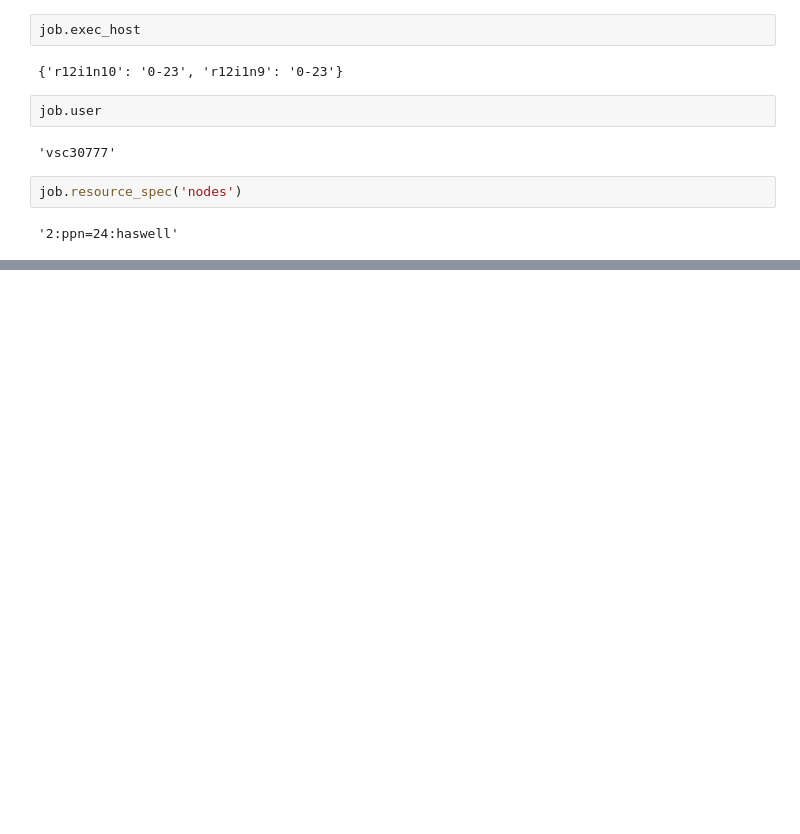
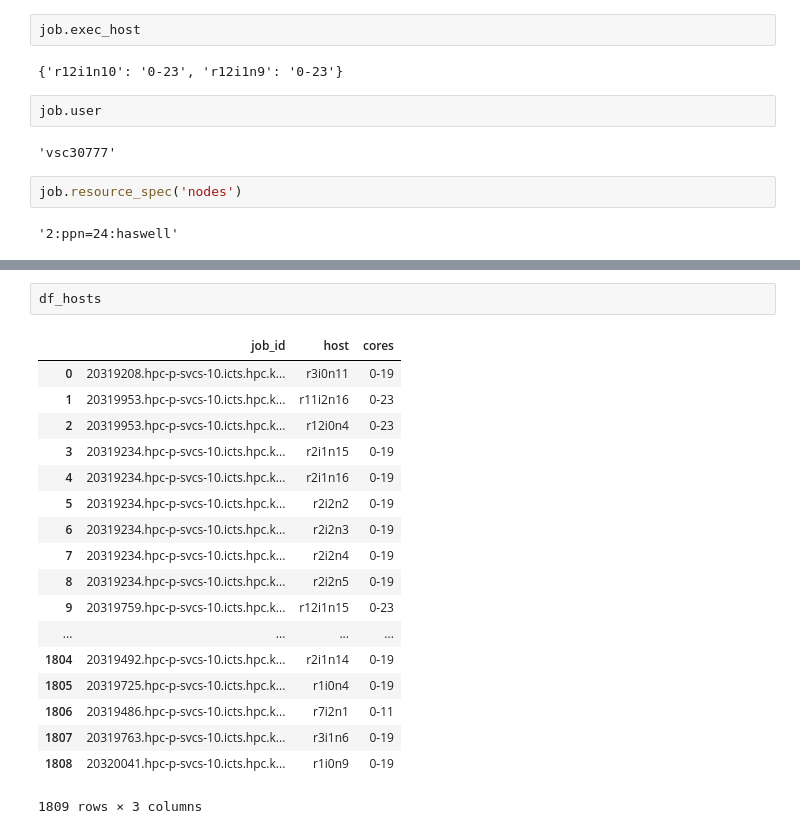
Before and after one commit to gjbex/vsc-tools-lib, a Jupyter notebook: lib/log_test.ipynb, the cells around one changed output, grey strips where cells are left out. Saved outputs shown, nothing was run; the diff lists cells and outputs as text; blank space fills up the shorter version.

```diff
--- a/lib/log_test.ipynb
+++ b/lib/log_test.ipynb
@@ -141,0 +147,21 @@ from_records(cls, data, index=None, exclude=None, columns=None, coerce_float=Fal
+# %%
+df_hosts
+# %% [output]
+|  | job_id | host | cores |
+| 0 | 20319208.hpc-p-svcs-10.icts.hpc.k... | r3i0n11 | 0-19 |
+| 1 | 20319953.hpc-p-svcs-10.icts.hpc.k... | r11i2n16 | 0-23 |
+| 2 | 20319953.hpc-p-svcs-10.icts.hpc.k... | r12i0n4 | 0-23 |
+| 3 | 20319234.hpc-p-svcs-10.icts.hpc.k... | r2i1n15 | 0-19 |
+| 4 | 20319234.hpc-p-svcs-10.icts.hpc.k... | r2i1n16 | 0-19 |
+| 5 | 20319234.hpc-p-svcs-10.icts.hpc.k... | r2i2n2 | 0-19 |
+| 6 | 20319234.hpc-p-svcs-10.icts.hpc.k... | r2i2n3 | 0-19 |
+| 7 | 20319234.hpc-p-svcs-10.icts.hpc.k... | r2i2n4 | 0-19 |
+| 8 | 20319234.hpc-p-svcs-10.icts.hpc.k... | r2i2n5 | 0-19 |
+| 9 | 20319759.hpc-p-svcs-10.icts.hpc.k... | r12i1n15 | 0-23 |
+| ... | ... | ... | ... |
+| 1804 | 20319492.hpc-p-svcs-10.icts.hpc.k... | r2i1n14 | 0-19 |
+| 1805 | 20319725.hpc-p-svcs-10.icts.hpc.k... | r1i0n4 | 0-19 |
+| 1806 | 20319486.hpc-p-svcs-10.icts.hpc.k... | r7i2n1 | 0-11 |
+| 1807 | 20319763.hpc-p-svcs-10.icts.hpc.k... | r3i1n6 | 0-19 |
+| 1808 | 20320041.hpc-p-svcs-10.icts.hpc.k... | r1i0n9 | 0-19 |
+1809 rows × 3 columns
```
Also changed, not shown: parts of 12 cells of this notebook.
